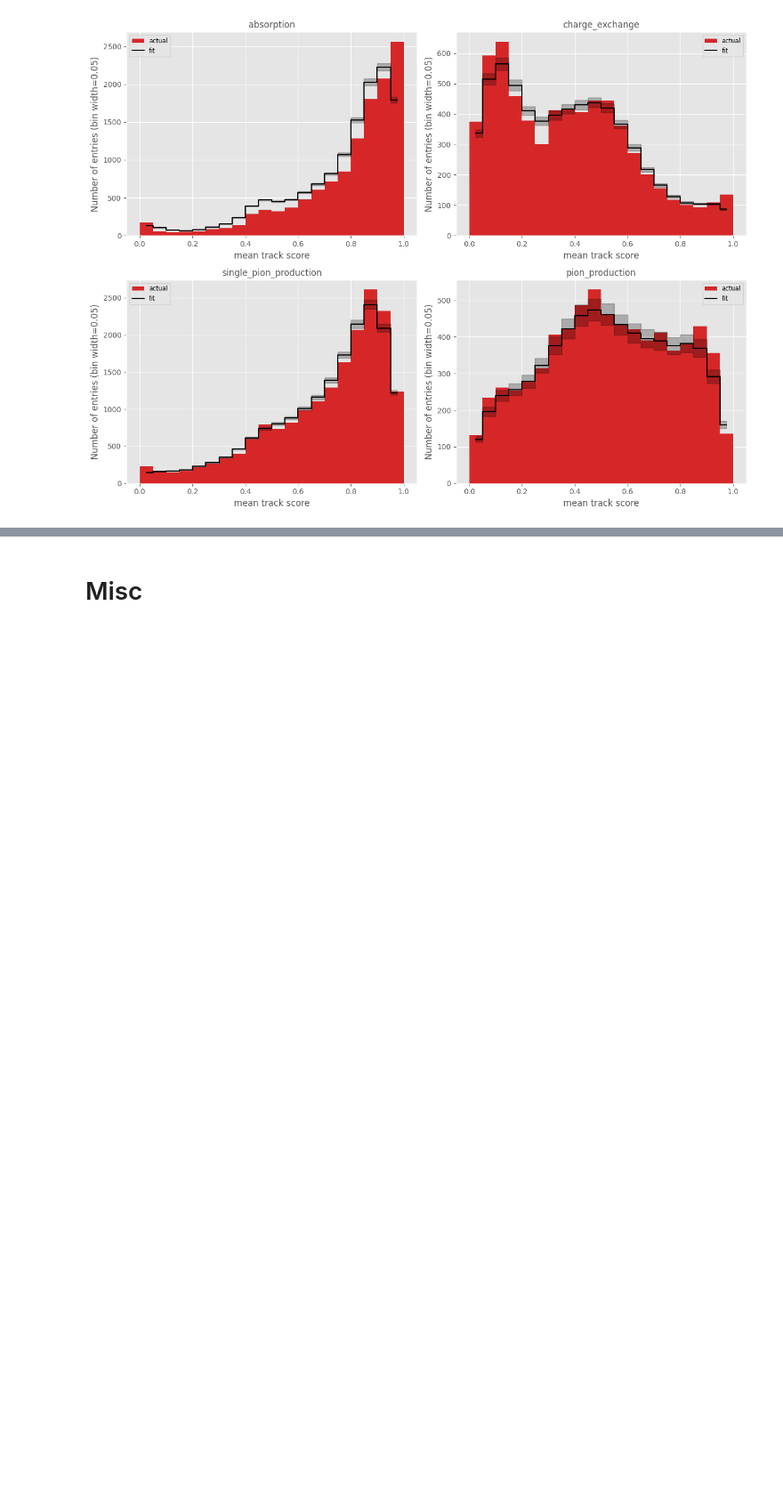
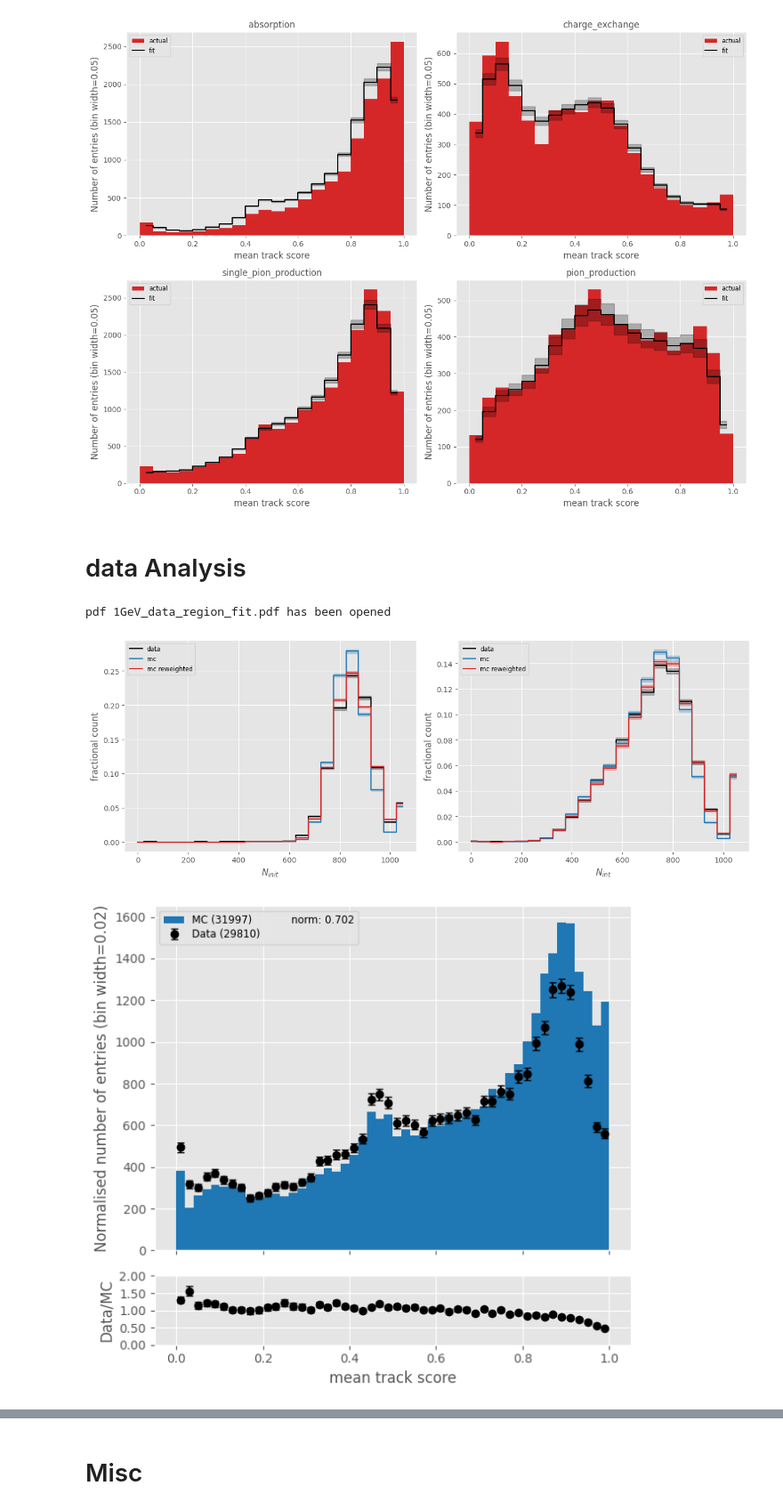
Before and after one commit to dlindebaum/pion-argon-xs-analysis, a Jupyter notebook: analysis/notebooks/cex_reco_analysis.ipynb, the cells around one changed output, grey strips where cells are left out. Shown at 89% size. Drawn from its saved outputs; the diff is of its cells as text; code cells hidden in the pictures; blank space fills up the shorter version.

```diff
--- a/analysis/notebooks/cex_reco_analysis.ipynb
+++ b/analysis/notebooks/cex_reco_analysis.ipynb
@@ -99,8 +158,9 @@ env: PYTHONPATH=/home/sb16165/Documents/pi0-analysis/analysis
 # %%
 config = "work/2023/cex_analysis_1GeV_config.json"
 args = cross_section.ApplicationArguments.ResolveConfig(cross_section.LoadConfiguration(config))
-analysis_input_toy_template = cross_section.AnalysisInput.CreateAnalysisInputToy(cross_section.Toy(file = args.toy_template))
-
-energy_slices = cross_section.Slices(50, 0, 1050, True)
+# analysis_input_toy_template = cross_section.AnalysisInput.CreateAnalysisInputToy(cross_section.Toy(file = args.toy_template))
+energy_slices = cross_section.Slices(50, 0, 1000, True)
+energy_overflow =  np.insert(energy_slices.pos, 0, energy_slices.max_pos + energy_slices.width) # xlabels for KE, which has an overflow bin (max energy + energy bin width)
+energy_bins = np.sort(energy_overflow)
 mean_track_score_bins = np.linspace(0, 1, 21, True)
-create_mc = False
+create_ai = False
@@ -118,3 +167,12 @@ else:
+# %%
+if create_ai == True:
+    CreateAnalysisInputs(args)
+else:
+    analysis_input_mc = cross_section.AnalysisInput.FromFile("test/analysis_inputs/analysis_input_1GeV_mc_cheated.dill")
+    analysis_input_mc_s =  cross_section.AnalysisInput.FromFile("test/analysis_inputs/analysis_input_1GeV_mc_selected.dill")
+    analysis_input_data_s =  cross_section.AnalysisInput.FromFile("test/analysis_inputs/analysis_input_1GeV_data_selected.dill")
+    # analysis_input_mc_no_rw = cross_section.AnalysisInput.FromFile("test/analysis_inputs/analysis_input_1GeV_mc_cheated_no_rw.dill")
+    # analysis_input_mc_no_rw_s = cross_section.AnalysisInput.FromFile("test/analysis_inputs/analysis_input_1GeV_mc_selected_no_rw.dill")
 # %%
 config = {
     "events" : 144230,
@@ -150,7 +202,0 @@ ntuples_selected = {k : cex_analyse.BeamPionSelection(v, args, k == "mc") for k,
-# %%
-x = {s : ntuples_selected[s].recoParticles.beam_inst_P for s in ntuples_selected}
-
-print(f"{x=}")
-
-Plots.PlotHistDataMC(x["data"], x["mc"], x_range = [750, 1200], bins = 50, norm = args.norm)
-Plots.PlotTagged(x["mc"], cross_section.Tags.GenerateTrueBeamParticleTags(ntuples_selected["mc"]), data2 = x["data"], x_range = [750, 1200], bins = 50, norm = args.norm)
@@ -595,3 +559,29 @@ actual_yield_score, sum(actual_yield_score)=([12375, 6414, 18109, 7101], 43999)
 [figure]
 [figure]
 [figure]
+# %% [markdown]
+# data Analysis
+# %%
+book = Plots.PlotBook("1GeV_data_region_fit.pdf", True)
+# %% [output]
+pdf 1GeV_data_region_fit.pdf has been opened
+# %%
+hist_labels = ["$N_{init}$", "$N_{int}$", "$N_{int, ex}$", "$N_{inc}$"]
+hists_mc = cross_section.EnergySlice.CountingExperiment(analysis_input_mc_s.KE_int_reco, analysis_input_mc_s.KE_init_reco, analysis_input_mc_s.outside_tpc_reco, analysis_input_mc_s.exclusive_process[args.signal_process], energy_slices, False, analysis_input_mc_s.weights)
+hists_mc_no_rw = cross_section.EnergySlice.CountingExperiment(analysis_input_mc_s.KE_int_reco, analysis_input_mc_s.KE_init_reco, analysis_input_mc_s.outside_tpc_reco, analysis_input_mc_s.exclusive_process[args.signal_process], energy_slices, False)
+hists_data = cross_section.EnergySlice.CountingExperiment(analysis_input_data_s.KE_int_reco, analysis_input_data_s.KE_init_reco, analysis_input_data_s.outside_tpc_reco, analysis_input_data_s.regions[args.signal_process], energy_slices, False)
+
+for i in Plots.MultiPlot(2):
+    Plots.Plot(energy_overflow, hists_data[i] / sum(hists_data[i]), yerr = np.sqrt(hists_data[i]) / sum(hists_data[i]), label = "data", xlabel = hist_labels[i], newFigure = False, style = "step", color = "k", ylabel = "fractional count")
+    Plots.Plot(energy_overflow, hists_mc_no_rw[i] / sum(hists_mc_no_rw[i]), yerr = np.sqrt(hists_mc_no_rw[i]) / sum(hists_mc_no_rw[i]), label = "mc", newFigure = False, style = "step", color = "C0")
+    Plots.Plot(energy_overflow, hists_mc[i] / sum(hists_mc[i]), yerr = np.sqrt(hists_mc[i]) / sum(hists_mc[i]), label = "mc reweighted", newFigure = False, style = "step", color = "C6")
+book.Save()
+
+Plots.PlotHistDataMC(analysis_input_data_s.mean_track_score, analysis_input_mc_s.mean_track_score, 50, x_range = [0, 1], norm = args.norm, xlabel = "mean track score")
+book.Save()
+
+Plots.PlotTagged(analysis_input_mc_s.mean_track_score, tags = cross_section.Tags.ExclusiveProcessTags(analysis_input_mc_s.exclusive_process), data2 = analysis_input_data_s.mean_track_score, bins = mean_track_score_bins, norm = args.norm, x_label = "mean track score")
+book.Save()
+# %% [output]
+[figure, added]
+[figure, added]
```
Also changed, not shown: parts of 23 cells of this notebook, 3 other files.
